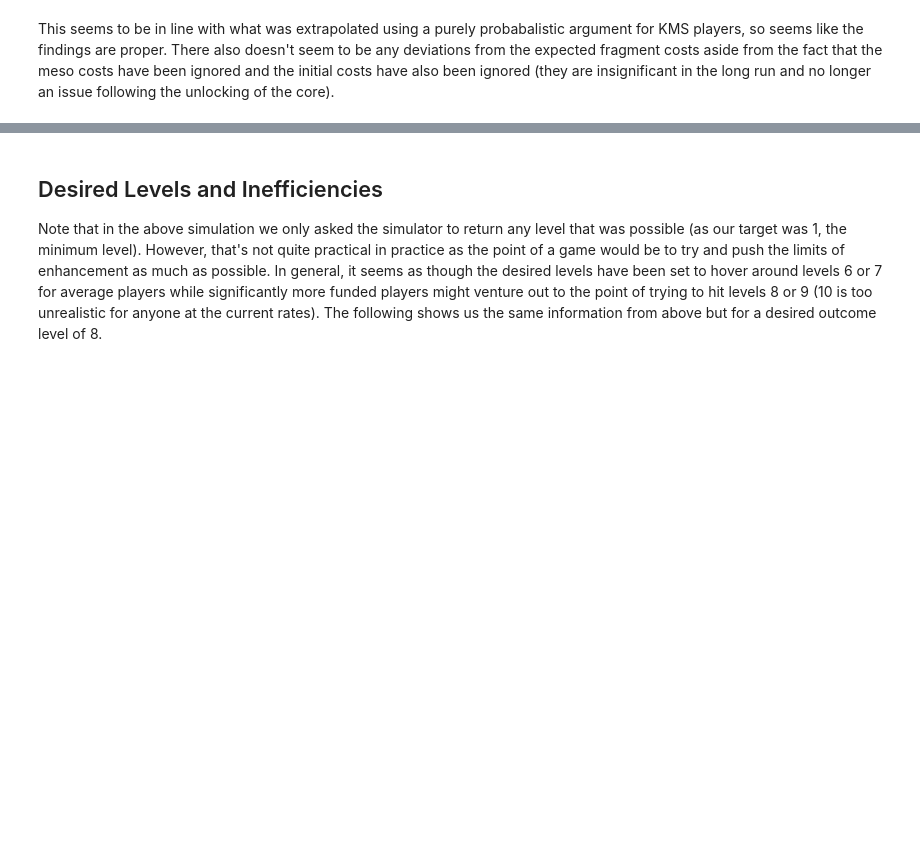
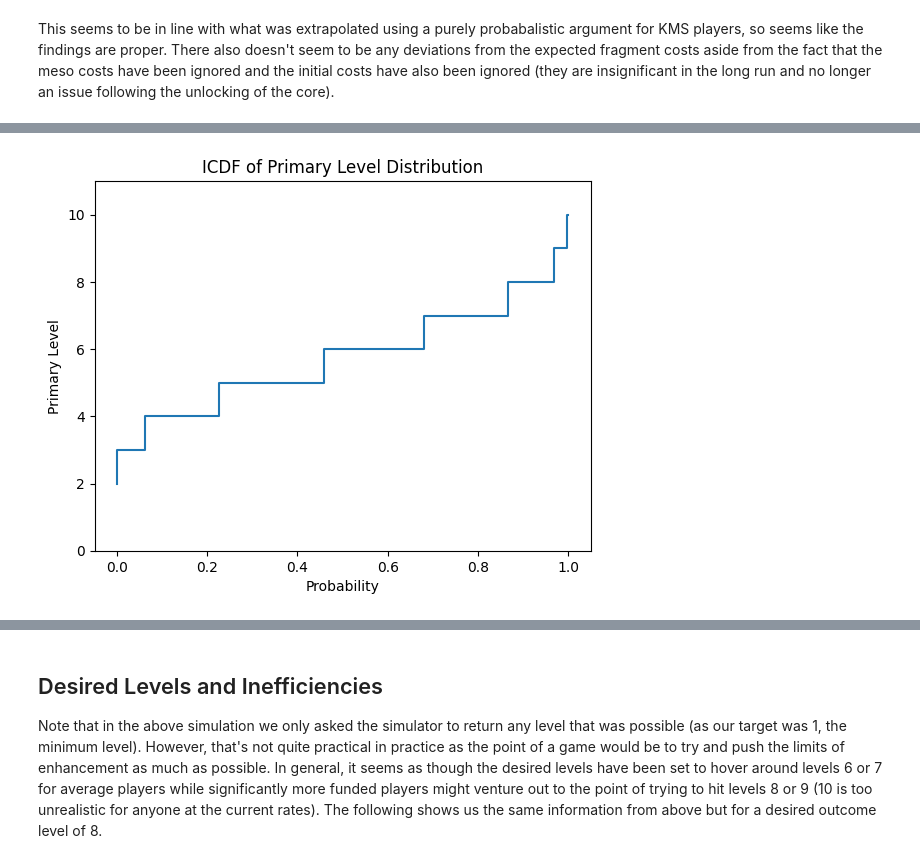
Before and after one commit to BrianMH/MSim, a Jupyter notebook: analysis/hexa_analysis.ipynb, the cells around one changed output, grey strips where cells are left out. Saved outputs shown, nothing was run; the diff lists cells and outputs as text; code cells hidden in the pictures; blank space fills up the shorter version.

```diff
--- a/analysis/hexa_analysis.ipynb
+++ b/analysis/hexa_analysis.ipynb
@@ -131,0 +142,16 @@ This seems to be in line with what was extrapolated using a purely probabalistic
+# %%
+# First we can calculate the cdf over our primary level distribution
+cdfSeries = hexDf.groupby(['primaryLevel']).sum()['totalFragCost']
+cdfSeries = (cdfSeries / cdfSeries.sum()).cumsum()
+
+# We can then invert it to find our icdf
+icdf = pd.Series({value:key for key, value in cdfSeries.to_dict().items()})
+
+# And we can go ahead and plot the icdf
+ax = icdf.plot(drawstyle = "steps")
+ax.set_title("ICDF of Primary Level Distribution")
+ax.set_xlabel("Probability")
+ax.set_ylabel("Primary Level")
+ax.set_ylim([0, 11])
+# %% [output]
+[figure, added]
```
Also changed, not shown: parts of 4 cells of this notebook, 1 other file.
